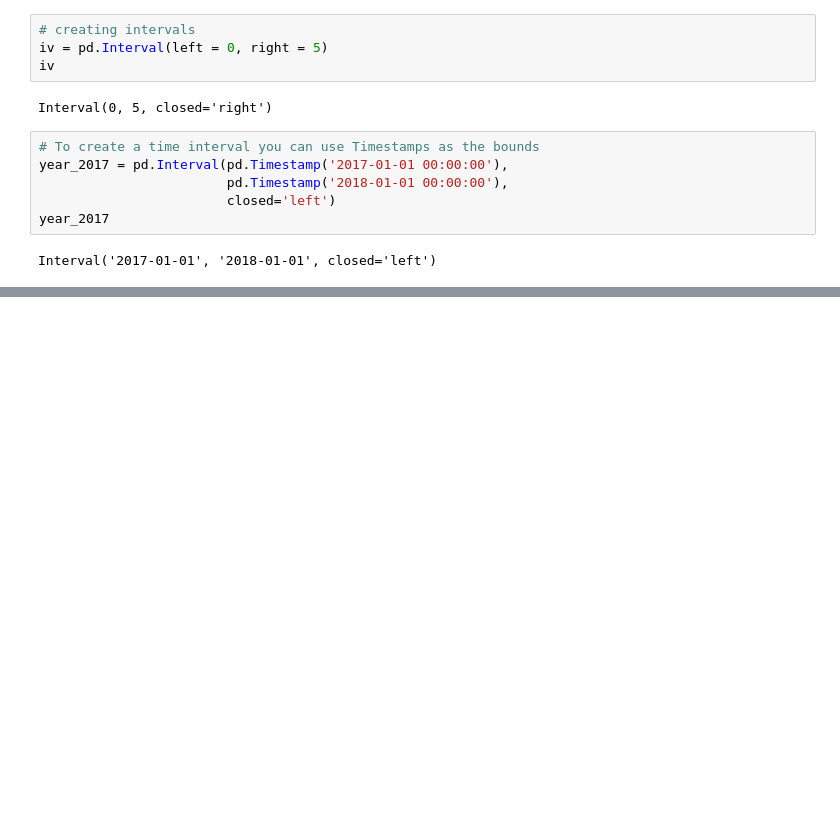
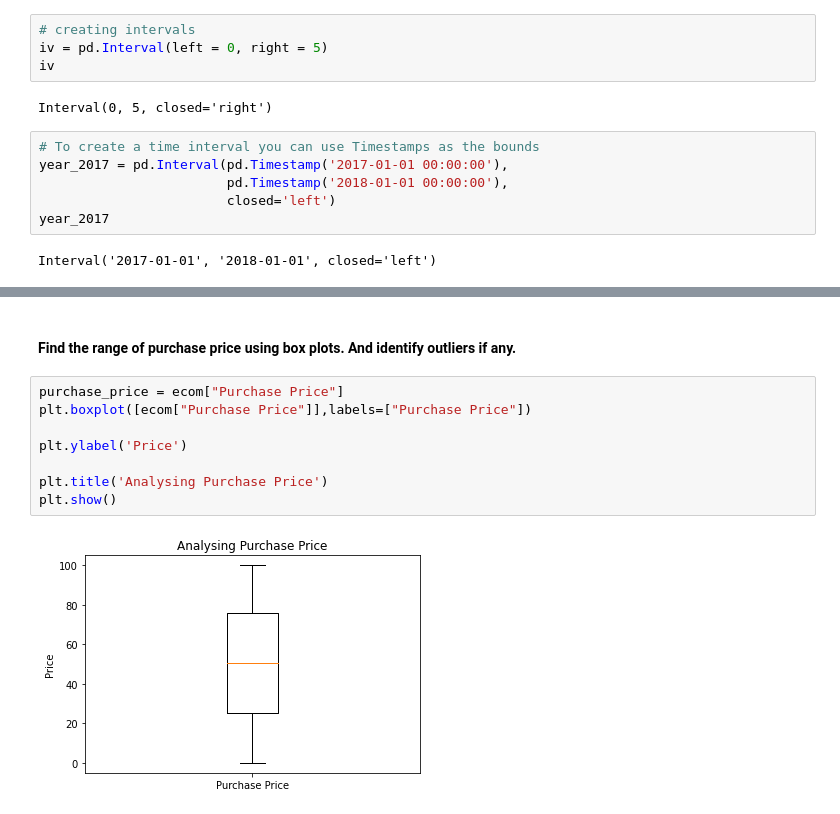
Before and after one commit to juck30808/juck30808, a Jupyter notebook: Pandas-pd.ipynb, the cells around one changed output, grey strips where cells are left out. Cells and saved outputs as stored; diff of their text form; blank space fills up the shorter version.

```diff
--- a/Pandas-pd.ipynb
+++ b/Pandas-pd.ipynb
@@ -107,0 +365,12 @@ Interval('2017-01-01', '2018-01-01', closed='left')
+# %% [markdown]
+#### Find the range of purchase price using box plots. And identify outliers if any.
+# %%
+purchase_price = ecom["Purchase Price"]
+plt.boxplot([ecom["Purchase Price"]],labels=["Purchase Price"])
+
+plt.ylabel('Price')
+
+plt.title('Analysing Purchase Price')
+plt.show()
+# %% [output]
+[figure, added]
```
Also changed, not shown: parts of 127 cells of this notebook, 19 other files.
